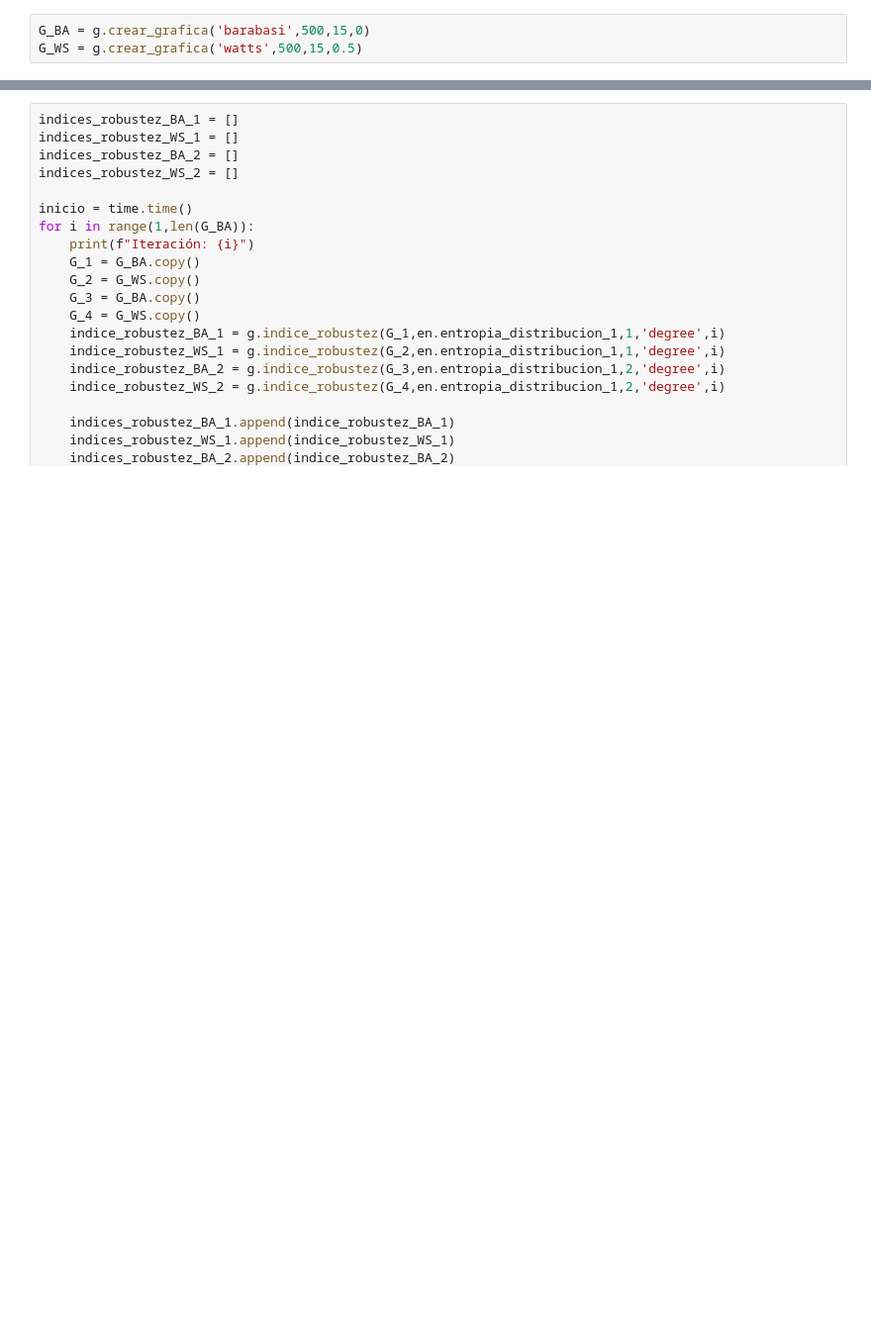
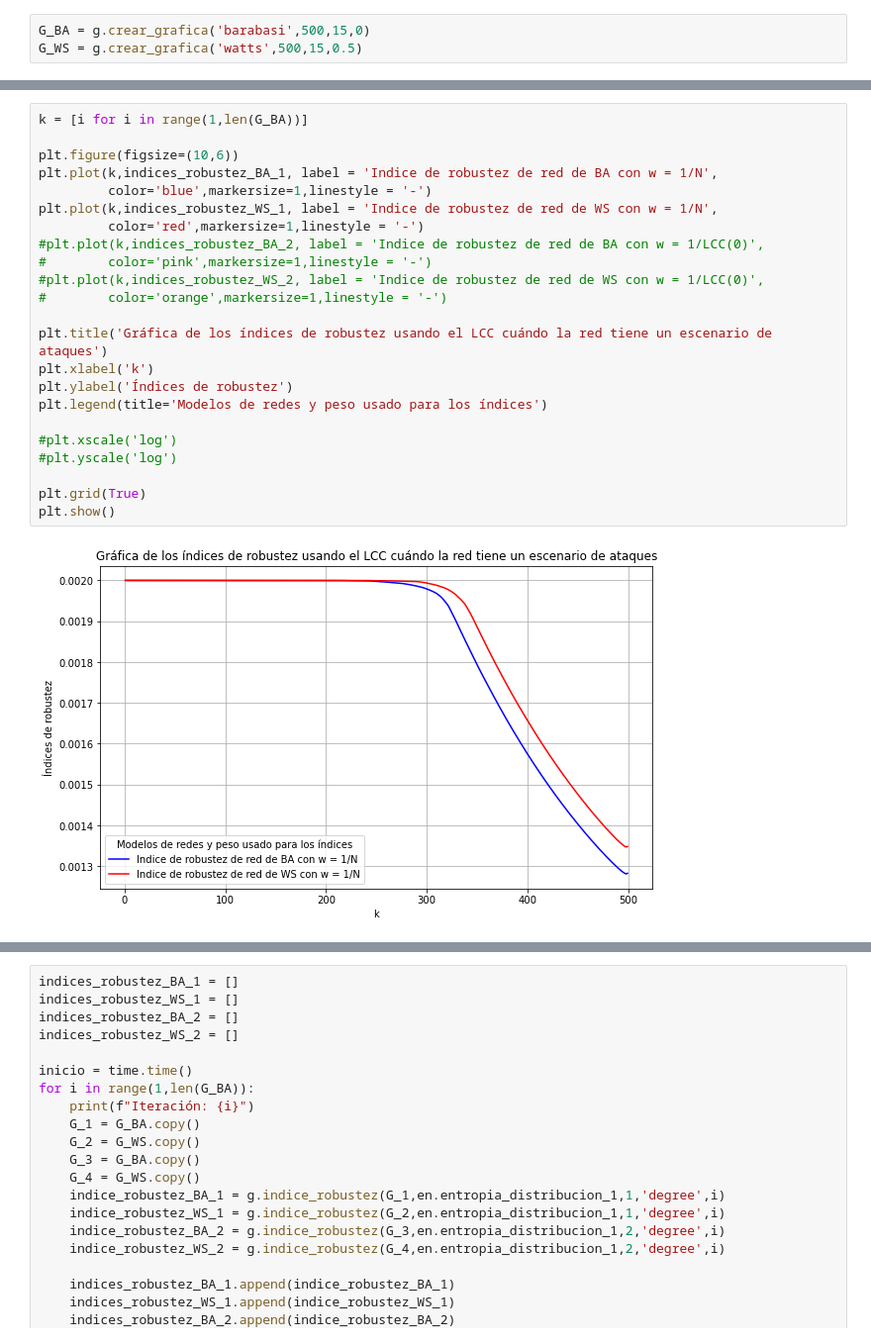
Before and after one commit to maurisiojimenes/pt_robustez, a Jupyter notebook: Indices de Robustez.ipynb, the cells around one changed output, grey strips where cells are left out. Shown: that part at 99% size. Saved outputs shown, nothing was run; the diff lists cells and outputs as text; blank space fills up the shorter version.

```diff
--- a/Indices de Robustez.ipynb
+++ b/Indices de Robustez.ipynb
@@ -99,0 +185,25 @@ plt.show()
+# %%
+k = [i for i in range(1,len(G_BA))]
+
+plt.figure(figsize=(10,6))
+plt.plot(k,indices_robustez_BA_1, label = 'Indice de robustez de red de BA con w = 1/N',
+         color='blue',markersize=1,linestyle = '-')
+plt.plot(k,indices_robustez_WS_1, label = 'Indice de robustez de red de WS con w = 1/N',
+         color='red',markersize=1,linestyle = '-')
+#plt.plot(k,indices_robustez_BA_2, label = 'Indice de robustez de red de BA con w = 1/LCC(0)',
+#        color='pink',markersize=1,linestyle = '-')
+#plt.plot(k,indices_robustez_WS_2, label = 'Indice de robustez de red de WS con w = 1/LCC(0)',
+#        color='orange',markersize=1,linestyle = '-')
+
+plt.title('Gráfica de los índices de robustez usando el LCC cuándo la red tiene un escenario de ataques')
+plt.xlabel('k')
+plt.ylabel('Índices de robustez')
+plt.legend(title='Modelos de redes y peso usado para los índices')
+
+#plt.xscale('log')
+#plt.yscale('log')
+
+plt.grid(True)
+plt.show()
+# %% [output]
+[figure, added]
```
Also changed, not shown: parts of 6 cells of this notebook, 7 other files.
